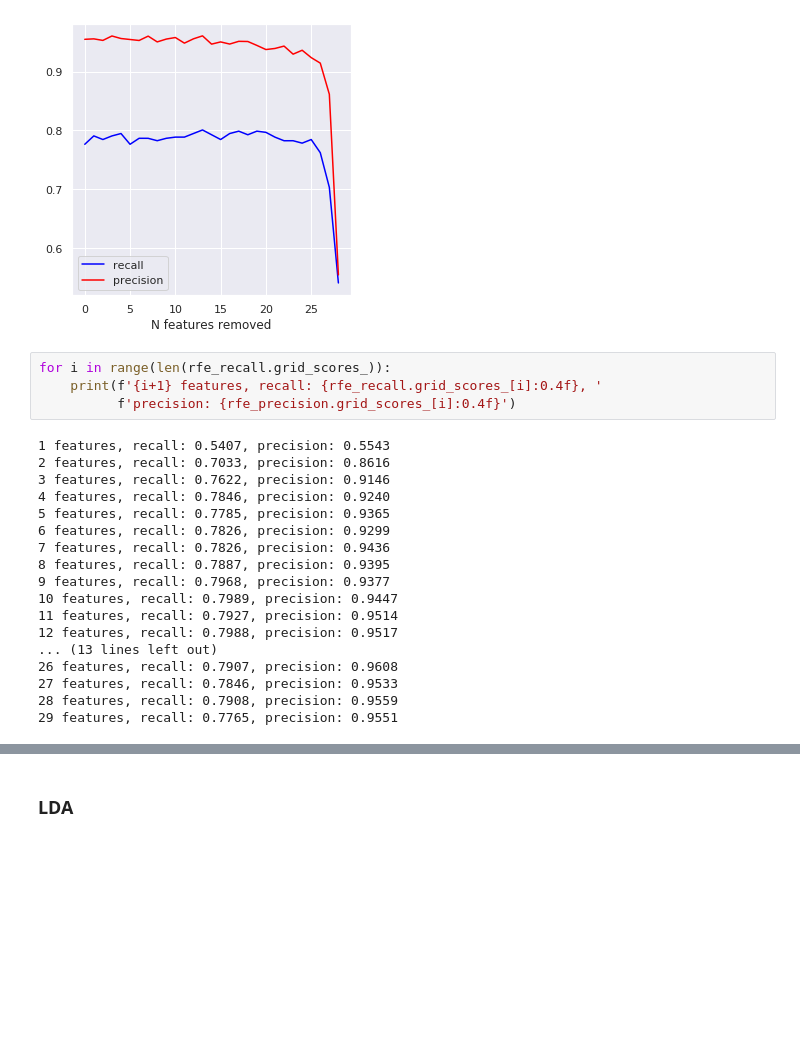
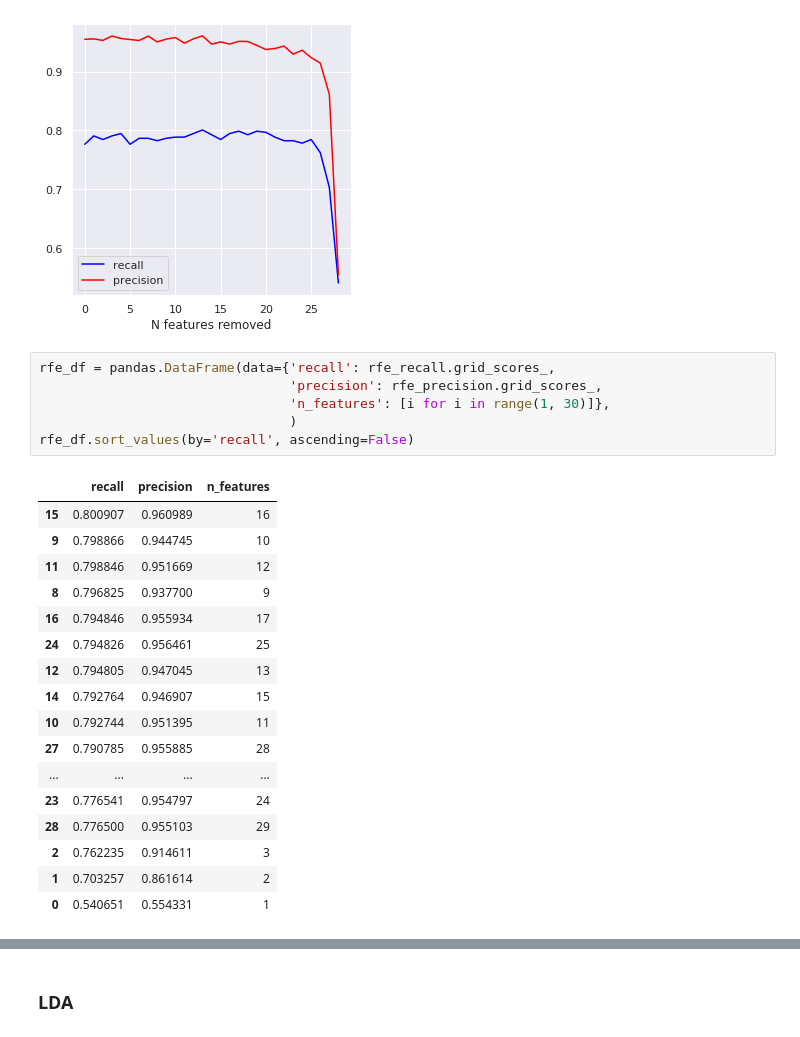
Before and after one commit to VladimirIsakov91/CreditCardFraud, a Jupyter notebook: CreditCardFraud.ipynb, the cells around one changed output, grey strips where cells are left out. Drawn from its saved outputs; the diff is of its cells as text; blank space fills up the shorter version.

```diff
--- a/CreditCardFraud.ipynb
+++ b/CreditCardFraud.ipynb
@@ -361,28 +384,30 @@ plt.legend()
 plt.show()
 # %% [output]
 [figure]
-# %%
-for i in range(len(rfe_recall.grid_scores_)):
-    print(f'{i+1} features, recall: {rfe_recall.grid_scores_[i]:0.4f}, '
-          f'precision: {rfe_precision.grid_scores_[i]:0.4f}')
-# %% [output]
-1 features, recall: 0.5407, precision: 0.5543
-2 features, recall: 0.7033, precision: 0.8616
-3 features, recall: 0.7622, precision: 0.9146
-4 features, recall: 0.7846, precision: 0.9240
-5 features, recall: 0.7785, precision: 0.9365
-6 features, recall: 0.7826, precision: 0.9299
-7 features, recall: 0.7826, precision: 0.9436
-8 features, recall: 0.7887, precision: 0.9395
-9 features, recall: 0.7968, precision: 0.9377
-10 features, recall: 0.7989, precision: 0.9447
-11 features, recall: 0.7927, precision: 0.9514
-12 features, recall: 0.7988, precision: 0.9517
-... (13 lines left out)
-26 features, recall: 0.7907, precision: 0.9608
-27 features, recall: 0.7846, precision: 0.9533
-28 features, recall: 0.7908, precision: 0.9559
-29 features, recall: 0.7765, precision: 0.9551
+# %%
+rfe_df = pandas.DataFrame(data={'recall': rfe_recall.grid_scores_,
+                                'precision': rfe_precision.grid_scores_,
+                                'n_features': [i for i in range(1, 30)]},
+                                )
+rfe_df.sort_values(by='recall', ascending=False)
+# %% [output]
+|  | recall | precision | n_features |
+| 15 | 0.800907 | 0.960989 | 16 |
+| 9 | 0.798866 | 0.944745 | 10 |
+| 11 | 0.798846 | 0.951669 | 12 |
+| 8 | 0.796825 | 0.937700 | 9 |
+| 16 | 0.794846 | 0.955934 | 17 |
+| 24 | 0.794826 | 0.956461 | 25 |
+| 12 | 0.794805 | 0.947045 | 13 |
+| 14 | 0.792764 | 0.946907 | 15 |
+| 10 | 0.792744 | 0.951395 | 11 |
+| 27 | 0.790785 | 0.955885 | 28 |
+| ... | ... | ... | ... |
+| 23 | 0.776541 | 0.954797 | 24 |
+| 28 | 0.776500 | 0.955103 | 29 |
+| 2 | 0.762235 | 0.914611 | 3 |
+| 1 | 0.703257 | 0.861614 | 2 |
+| 0 | 0.540651 | 0.554331 | 1 |
 # %%
 columns = [name for name, mask in zip(X.columns, rfe_recall.support_) if mask == True]
 X_ = X[columns]
```
Also changed, not shown: parts of 17 cells of this notebook, 2 other files.
